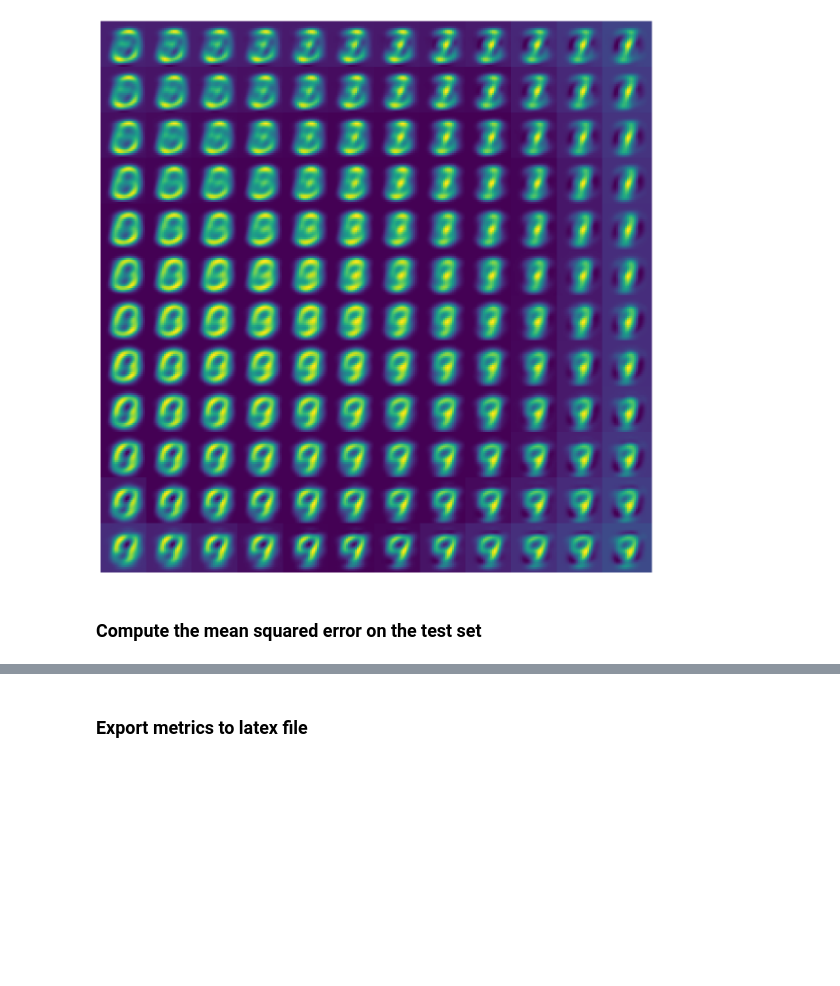
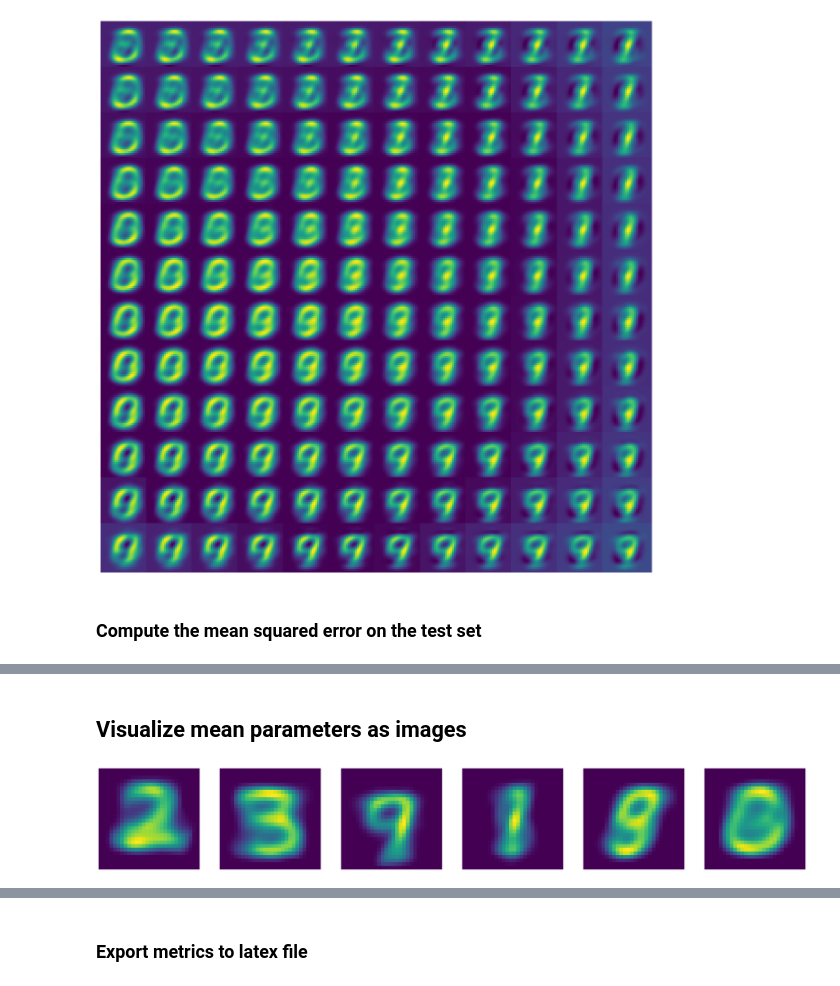
Before and after one commit to JackismyShephard/pml-22-exam, a Jupyter notebook: scripts/code.ipynb, the cells around one changed output, grey strips where cells are left out. Drawn from its saved outputs; the diff is of its cells as text; code cells hidden in the pictures; blank space fills up the shorter version.

```diff
--- a/scripts/code.ipynb
+++ b/scripts/code.ipynb
@@ -577,0 +616,12 @@ ppca_mse = torch.nn.functional.mse_loss(x_mean, test_vec, reduction = "sum")/(N_
+# %% [markdown]
+## Visualize mean parameters as images
+# %%
+x_mean_img = gmm_model.means_.reshape(-1, 28, 28)
+x_mean_img_sampled = x_mean_img[indices]
+fig2, ax2 = plt.subplots(nrows=1, ncols=N_comp, figsize=(N_comp * fig_h / 1, fig_h))
+for j in range(N_comp):
+    ax2[j].axis("off")
+    ax2[j].imshow(x_mean_img_sampled[j])
+plt.savefig(gmm_fig_folder + "mean.pdf", bbox_inches = "tight", facecolor = "w")
+# %% [output]
+[figure, added]
```
Also changed, not shown: parts of 27 cells of this notebook.
